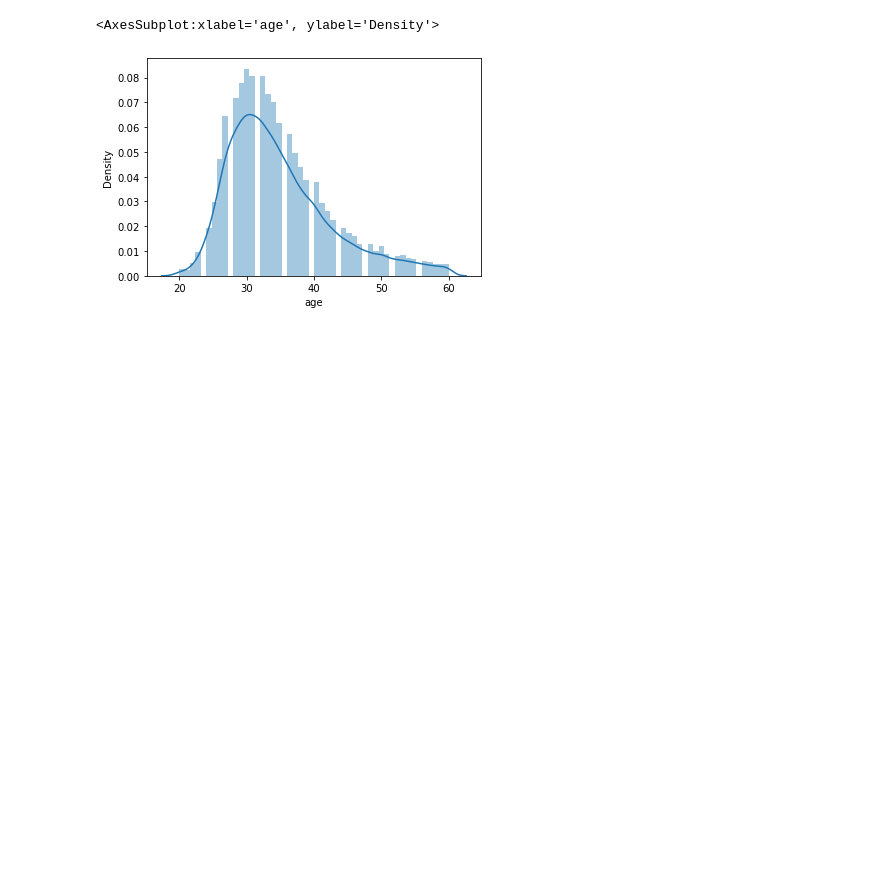
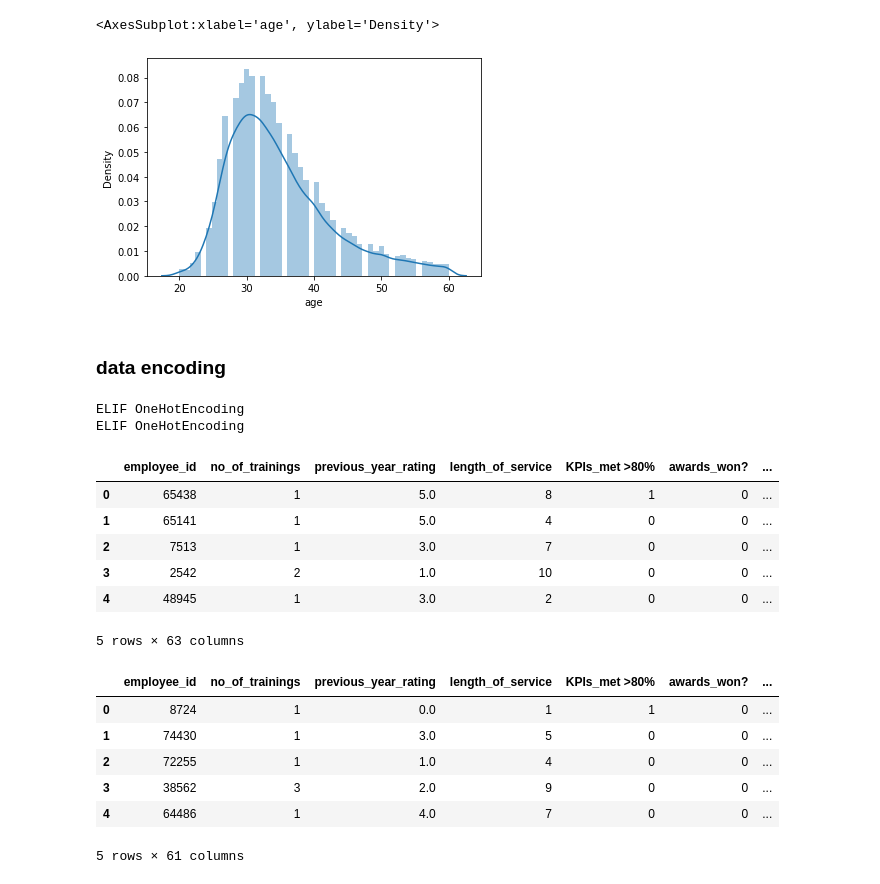
Before and after one commit to AniketBahukhandi/machine-learning-slog-solutions, a Jupyter notebook: assignment/assignment.ipynb, the cells around one changed output. Drawn from its saved outputs; the diff is of its cells as text; code cells hidden in the pictures; blank space fills up the shorter version.

```diff
--- a/assignment/assignment.ipynb
+++ b/assignment/assignment.ipynb
@@ -202,3 +233,43 @@ x_train=train.drop('is_promoted',axis=1)
 y_train=train['is_promoted']
 y_train=y_train.to_frame()
 x_test=test
+# %% [markdown]
+### data encoding
+# %%
+def data_encoding( encoding_strategy , encoding_data , encoding_columns ):
+    if encoding_strategy == "LabelEncoding":
+        print("IF LabelEncoding")
+        Encoder = LabelEncoder()
+        for column in encoding_columns :
+            print("column",column )
+            encoding_data[ column ] = Encoder.fit_transform(tuple(encoding_data[ column ]))
+    elif encoding_strategy == "OneHotEncoding":
+        print("ELIF OneHotEncoding")
+        encoding_data = pd.get_dummies(encoding_data)
+    dtypes_list =['float64','float32','int64','int32']
+    encoding_data.astype( dtypes_list[0] ).dtypes
+    return encoding_data
+encoding_columns  = [ "region", "age","department", "education", "gender", "recruitment_channel" ]
+encoding_strategy = [ "LabelEncoding", "OneHotEncoding"]
+X_train_encode = data_encoding( encoding_strategy[1] , x_train , encoding_columns )
+X_test_encode =  data_encoding( encoding_strategy[1] , x_test  , encoding_columns )
+# Display Encoded Train and Test Features :
+display(X_train_encode.head())
+display(X_test_encode.head())
+# %% [output]
+ELIF OneHotEncoding
+ELIF OneHotEncoding
+|  | employee_id | no_of_trainings | previous_year_rating | length_of_service | KPIs_met >80% | awards_won? | ... |
+| 0 | 65438 | 1 | 5.0 | 8 | 1 | 0 | ... |
+| 1 | 65141 | 1 | 5.0 | 4 | 0 | 0 | ... |
+| 2 | 7513 | 1 | 3.0 | 7 | 0 | 0 | ... |
+| 3 | 2542 | 2 | 1.0 | 10 | 0 | 0 | ... |
+| 4 | 48945 | 1 | 3.0 | 2 | 0 | 0 | ... |
+5 rows × 63 columns
+|  | employee_id | no_of_trainings | previous_year_rating | length_of_service | KPIs_met >80% | awards_won? | ... |
+| 0 | 8724 | 1 | 0.0 | 1 | 1 | 0 | ... |
+| 1 | 74430 | 1 | 3.0 | 5 | 0 | 0 | ... |
+| 2 | 72255 | 1 | 1.0 | 4 | 0 | 0 | ... |
+| 3 | 38562 | 3 | 2.0 | 9 | 0 | 0 | ... |
+| 4 | 64486 | 1 | 4.0 | 7 | 0 | 0 | ... |
+5 rows × 61 columns
```
Also changed, not shown: parts of 5 cells of this notebook, 1 other file.
